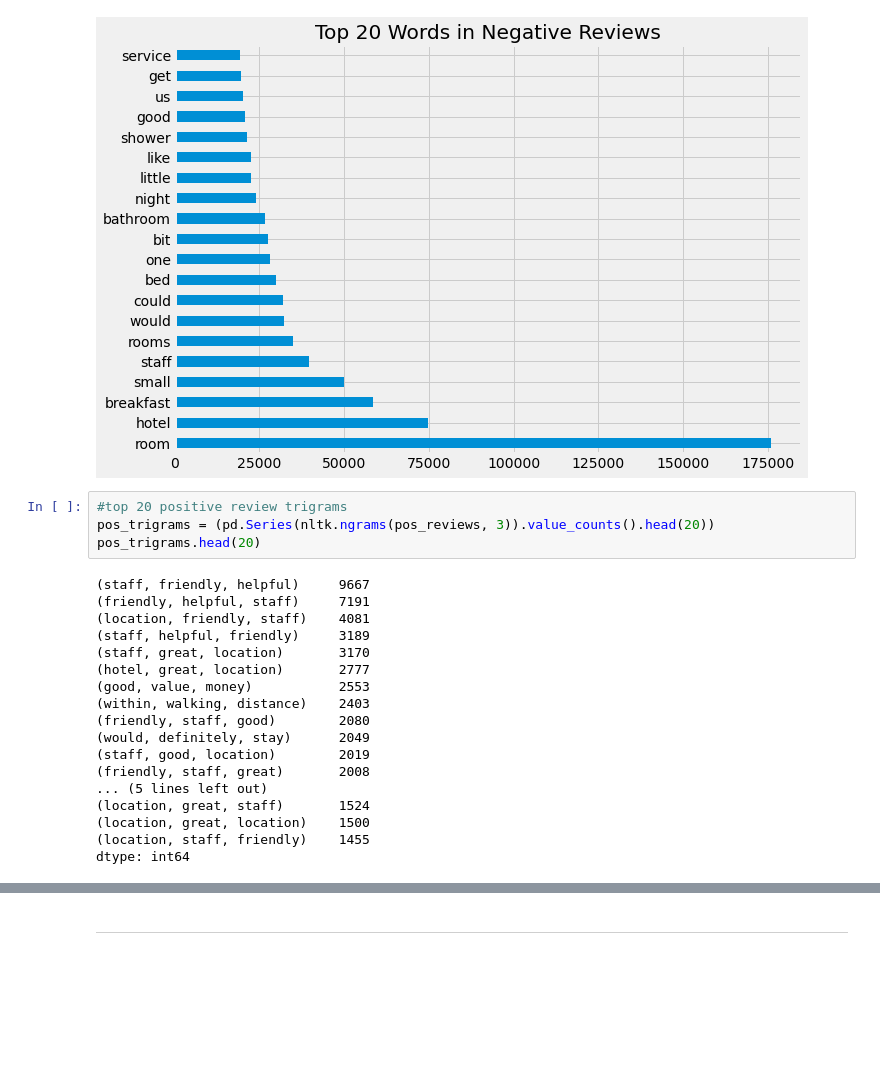
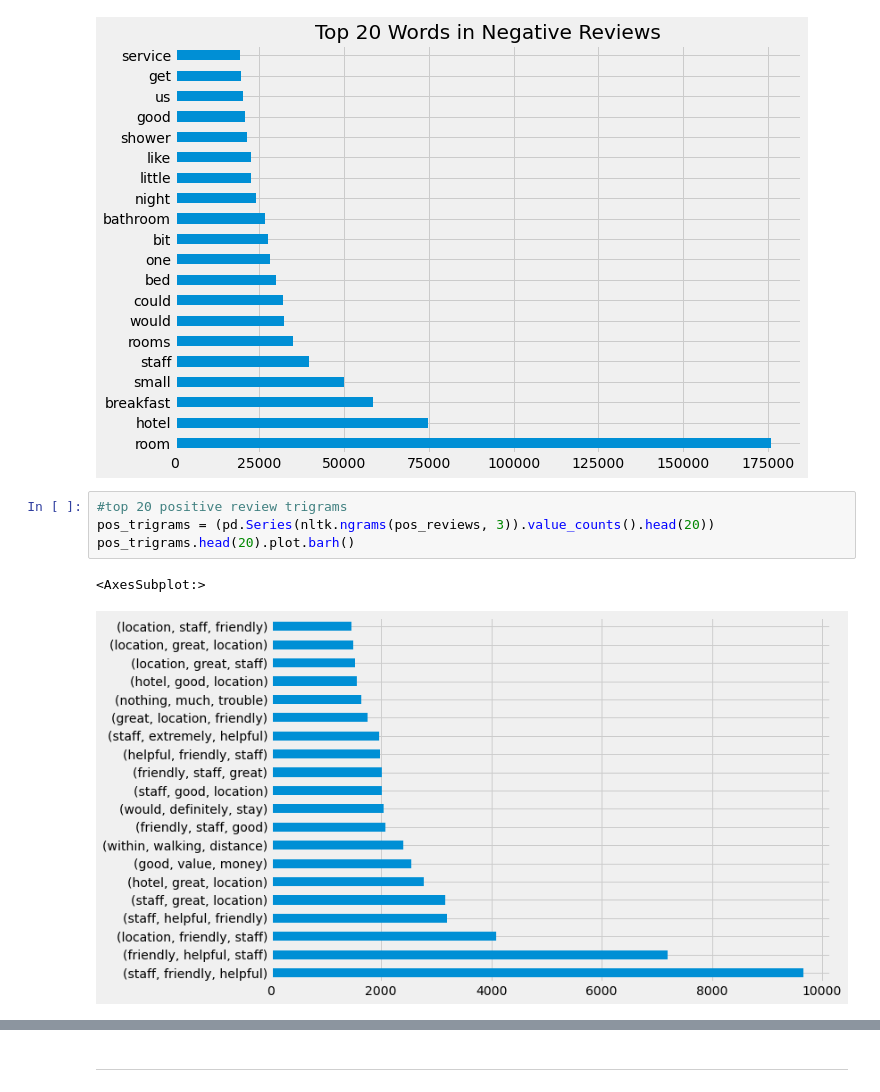
Before and after one commit to InPersonAnalysis/customer_review_capston, a Jupyter notebook: final_notebook.ipynb, the cells around one changed output, grey strips where cells are left out. Cells and saved outputs as stored; diff of their text form; blank space fills up the shorter version.

```diff
--- a/final_notebook.ipynb
+++ b/final_notebook.ipynb
@@ -325,25 +330,10 @@ plt.show()
 # %%
 #top 20 positive review trigrams
 pos_trigrams = (pd.Series(nltk.ngrams(pos_reviews, 3)).value_counts().head(20))
-pos_trigrams.head(20)
+pos_trigrams.head(20).plot.barh()
 # %% [output]
-(staff, friendly, helpful)     9667
-(friendly, helpful, staff)     7191
-(location, friendly, staff)    4081
-(staff, helpful, friendly)     3189
-(staff, great, location)       3170
-(hotel, great, location)       2777
-(good, value, money)           2553
-(within, walking, distance)    2403
-(friendly, staff, good)        2080
-(would, definitely, stay)      2049
-(staff, good, location)        2019
-(friendly, staff, great)       2008
-... (5 lines left out)
-(location, great, staff)       1524
-(location, great, location)    1500
-(location, staff, friendly)    1455
-dtype: int64
+<AxesSubplot:>
+[figure, added]
 # %%
 #top 20 negative review trigrams
 neg_trigrams = (pd.Series(nltk.ngrams(neg_reviews, 3)).value_counts().head(20))
```
Also changed, not shown: parts of 13 cells of this notebook.
